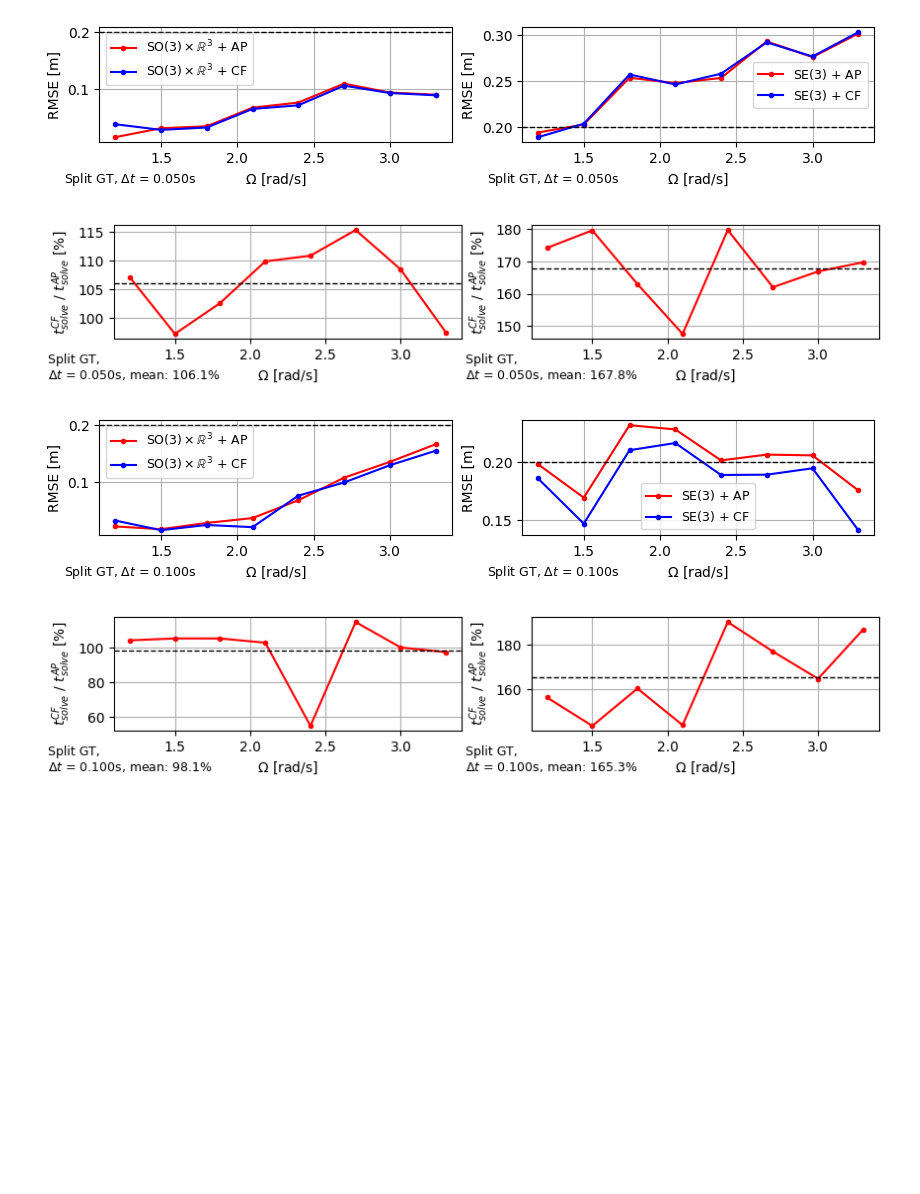
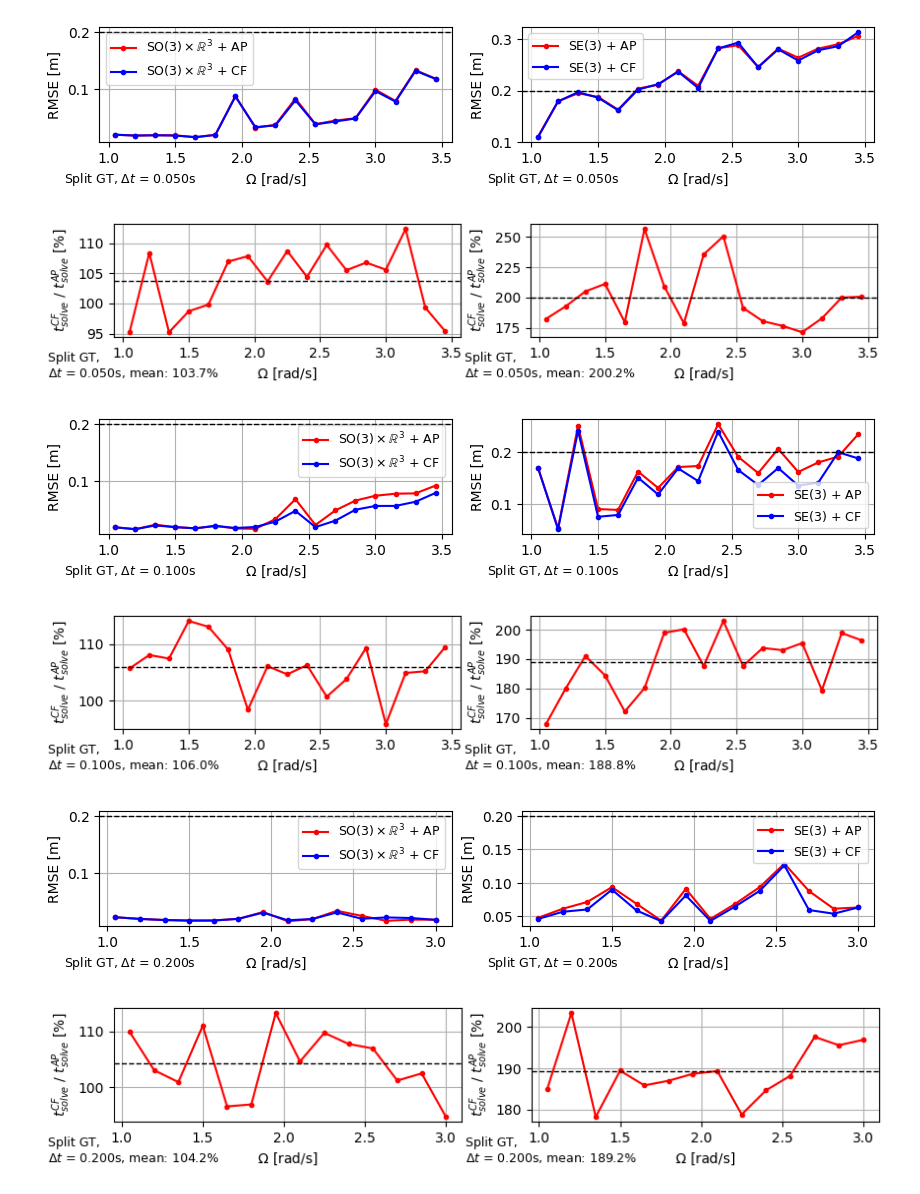
Before and after one commit to brytsknguyen/gptr, a Jupyter notebook: scripts/analyze_pp.ipynb, the cells around one changed output. Saved outputs shown, nothing was run; the diff lists cells and outputs as text; code cells hidden in the pictures; blank space fills up the shorter version.

```diff
--- a/scripts/analyze_pp.ipynb
+++ b/scripts/analyze_pp.ipynb
@@ -6,7 +6,7 @@ import matplotlib.pyplot as plt
 from mpl_toolkits.axes_grid1.inset_locator import inset_axes
 mpl.rcParams.update({'font.size': 10})  # set all fonts to size 12
 
-log_dir = '/media/tmn/mySataSSD1/Experiments/gptr_v2/logs/uwb_mle_noise___/'
+log_dir = '/media/tmn/mySataSSD1/Experiments/gptr_v2/logs/uwb_mle_noise_fixedt0/'
 
 
 gtrajtype = 'Split'
@@ -68,37 +68,39 @@ for m in ms:
     # ax[1].set_ylim([ymin, ymax])
 
     ax[0].text(-0.1, -0.350,  f'{gtrajtype} GT, $\Delta t$ = {m:.3f}s', transform=ax[0].transAxes, fontsize=9)
     ax[1].text(-0.1, -0.350,  f'{gtrajtype} GT, $\Delta t$ = {m:.3f}s', transform=ax[1].transAxes, fontsize=9)
     # ax[0].text(-0.0, -0.350,  f'{gtrajtype} GT', transform=ax[0].transAxes, fontsize=9)
     # ax[1].text(-0.0, -0.350,  f'{gtrajtype} GT', transform=ax[1].transAxes, fontsize=9)
 
     # fig.tight_layout()
     fig.savefig(log_dir + f'so3xr3_dt_{int(m*1000):03d}.jpg', bbox_inches='tight', dpi=300)
 
 
 
     # Plot the computational time
     fig, ax = plt.subplots(1, 2, figsize=(10, 1.5))
     mean0 = plotAPCFTslv(ax[0], dftemp, 'SO3xR3', m)
     mean1 = plotAPCFTslv(ax[1], dftemp, 'SE3', m)
 
     # ylims = ax[0].get_ylim() + ax[1].get_ylim()
     # ymin, ymax = min(ylims), max(ylims)
     # ax[0].set_ylim([ymin, ymax])
     # ax[1].set_ylim([ymin, ymax])
 
     ax[0].text(-0.19, -0.350, f'{gtrajtype} GT,\n$\Delta t$ = {m:.3f}s, mean: {mean0:.1f}%', transform=ax[0].transAxes, fontsize=9)
     ax[1].text(-0.19, -0.350, f'{gtrajtype} GT,\n$\Delta t$ = {m:.3f}s, mean: {mean1:.1f}%', transform=ax[1].transAxes, fontsize=9)
     # ax[0].text(-0.19, -0.350, f'{gtrajtype} GT, mean: {mean0:.1f}%', transform=ax[0].transAxes, fontsize=9)
     # ax[1].text(-0.19, -0.350, f'{gtrajtype} GT, mean: {mean1:.1f}%', transform=ax[1].transAxes, fontsize=9)
 
     # fig.tight_layout()
     fig.savefig(log_dir + f'so3xr3_tslv_dt_{int(m*1000):03d}.jpg', bbox_inches='tight', dpi=300)
 # %% [output]
-[figure, old version]
+[figure, new version]
-[figure, old version]
+[figure, new version]
-[figure, old version]
+[figure, new version]
-[figure, old version]
+[figure, new version]
+[figure, added]
+[figure, added]
 # %%
 gtrajtype = 'Non-split'
 
```
Also changed, not shown: parts of 1 cell of this notebook, 2 other files.
